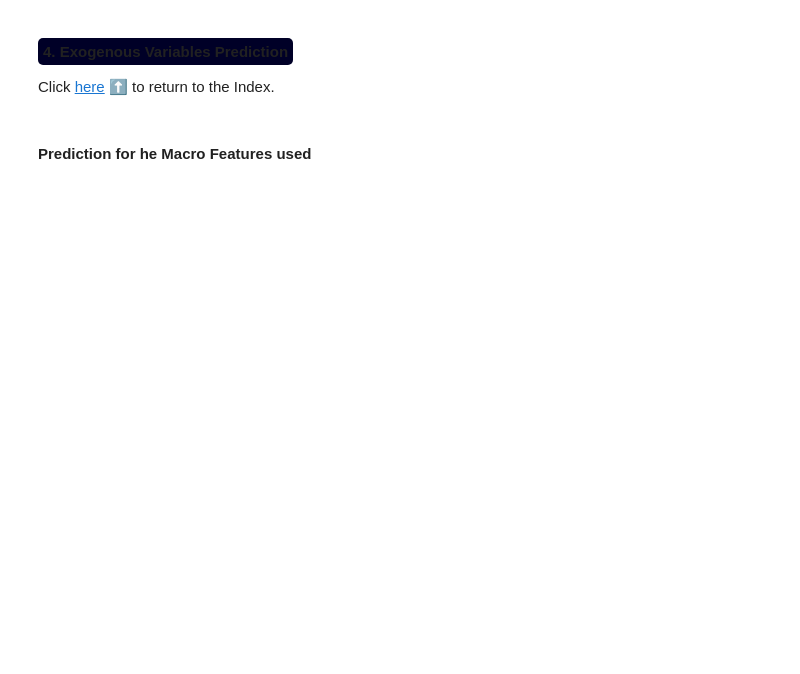
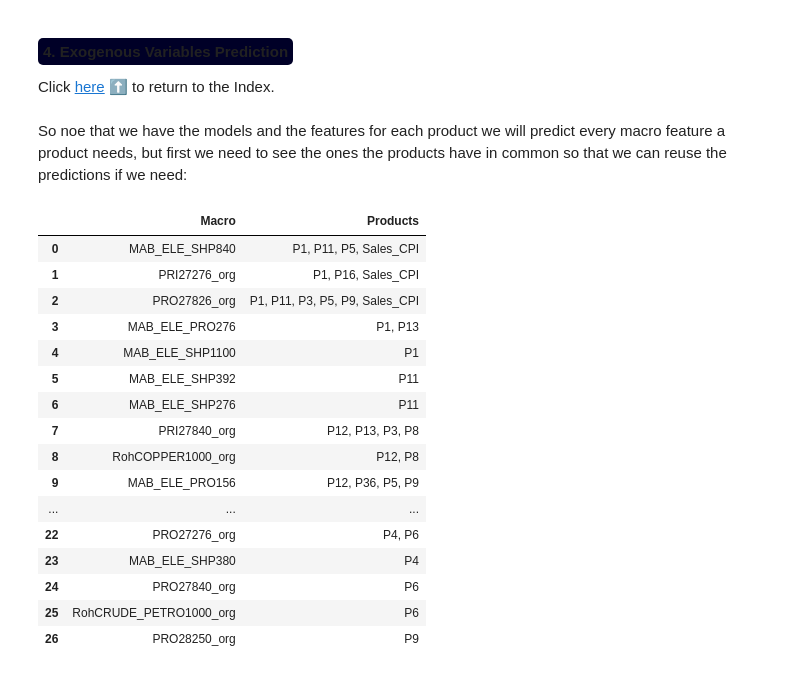
Before and after one commit to BeatrizAzevedoMonteiro/BCwDS_Case-2_SIEMENS_MonthlySalesForecast, a Jupyter notebook: modeling.ipynb, the cells around one changed output. Cells and saved outputs as stored; diff of their text form; code cells hidden in the pictures; blank space fills up the shorter version.

```diff
--- a/modeling.ipynb
+++ b/modeling.ipynb
@@ -2238,5 +2262,3 @@ display_excel_sheets_side_by_side("Modeling_results.xlsx")
 #### <span style="background-color:#000027; padding:5px; border-radius:5px;">**4. Exogenous Variables Prediction**</span> <a id='market'></a>
 
 Click [here](#table-of-contents) ⬆️ to return to the Index.
-# %% [markdown]
-#### Prediction for he Macro Features used
@@ -2328,0 +2265,41 @@ print(df_test_filled.head())
+# %% [markdown]
+So noe that we have the models and the features for each product we will predict every macro feature a product needs, but first we need to see the ones the products have in common so that we can reuse the predictions if we need:
+# %%
+products = list(product_dfs.keys())
+
+# Dictionary to store macros and their corresponding products
+macro_products = {}
+
+# Iterate through the DataFrames
+for product_key, df in product_dfs.items():
+    # Iterate through columns (excluding 'Sales')
+    for col in df.columns:
+        if col != 'Sales' and col not in products:  # Ignores 'Sales' and product names in columns
+            if col not in macro_products:
+                macro_products[col] = []
+            macro_products[col].append(product_key)
+
+# Convert dictionary to DataFrame for visualization
+macro_df = pd.DataFrame(list(macro_products.items()), columns=['Macro', 'Products'])
+macro_df['Products'] = macro_df['Products'].apply(lambda x: ', '.join(sorted(x)))  # Product list as sorted string
+
+# Display final DataFrame
+macro_df
+# %% [output]
+|  | Macro | Products |
+| 0 | MAB_ELE_SHP840 | P1, P11, P5, Sales_CPI |
+| 1 | PRI27276_org | P1, P16, Sales_CPI |
+| 2 | PRO27826_org | P1, P11, P3, P5, P9, Sales_CPI |
+| 3 | MAB_ELE_PRO276 | P1, P13 |
+| 4 | MAB_ELE_SHP1100 | P1 |
+| 5 | MAB_ELE_SHP392 | P11 |
+| 6 | MAB_ELE_SHP276 | P11 |
+| 7 | PRI27840_org | P12, P13, P3, P8 |
+| 8 | RohCOPPER1000_org | P12, P8 |
+| 9 | MAB_ELE_PRO156 | P12, P36, P5, P9 |
+| ... | ... | ... |
+| 22 | PRO27276_org | P4, P6 |
+| 23 | MAB_ELE_SHP380 | P4 |
+| 24 | PRO27840_org | P6 |
+| 25 | RohCRUDE_PETRO1000_org | P6 |
+| 26 | PRO28250_org | P9 |
```
Also changed, not shown: parts of 21 cells of this notebook, 2 other files.
